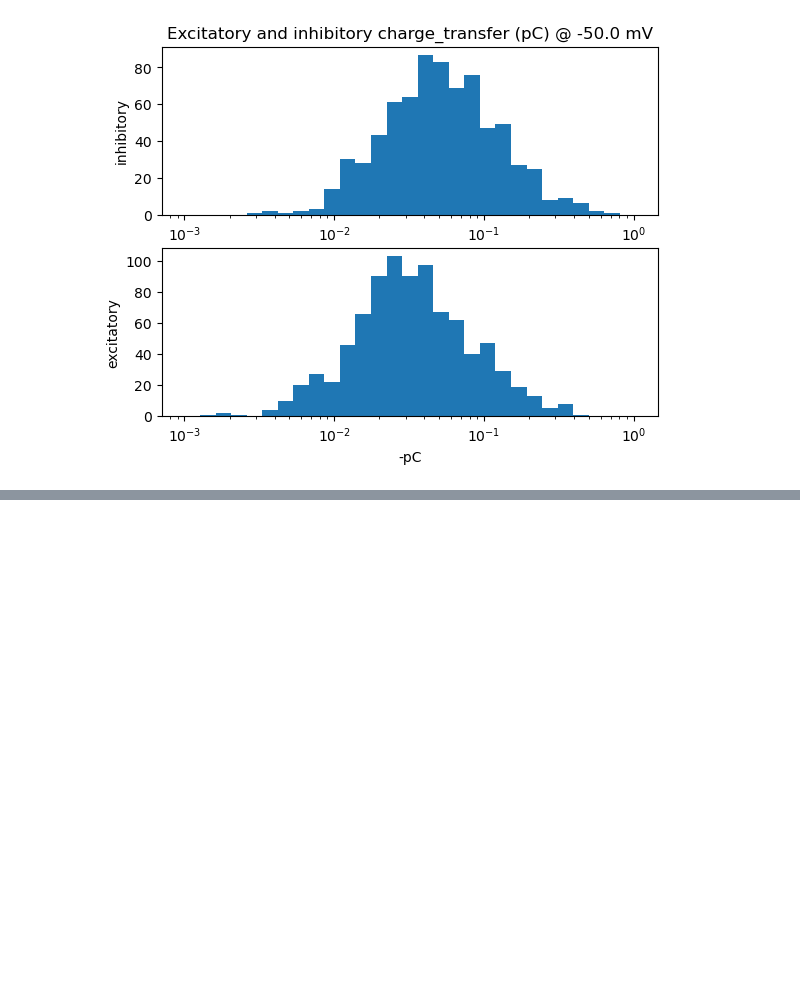
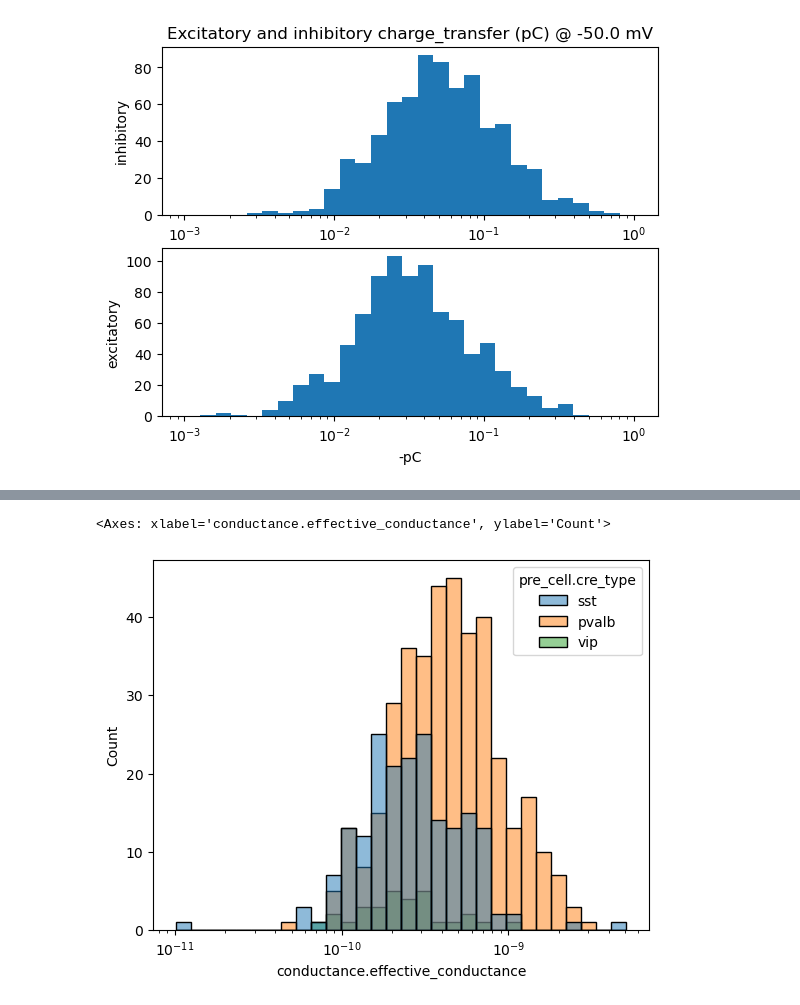
Before and after one commit to SophieW722/aisynphys, a Jupyter notebook: analyses/conductance.ipynb, the cells around one changed output, grey strips where cells are left out. Drawn from its saved outputs; the diff is of its cells as text; code cells hidden in the pictures; blank space fills up the shorter version.

```diff
--- a/analyses/conductance.ipynb
+++ b/analyses/conductance.ipynb
@@ -181,0 +206,6 @@ Text(0, 0.5, 'excitatory')
+# %%
+
+seaborn.histplot(data=pairs, x='conductance.effective_conductance', hue='pre_cell.cre_type', bins=30, log_scale=True)
+# %% [output]
+<Axes: xlabel='conductance.effective_conductance', ylabel='Count'>
+[figure, added]
```
Also changed, not shown: parts of 11 cells of this notebook, 1 other file.
